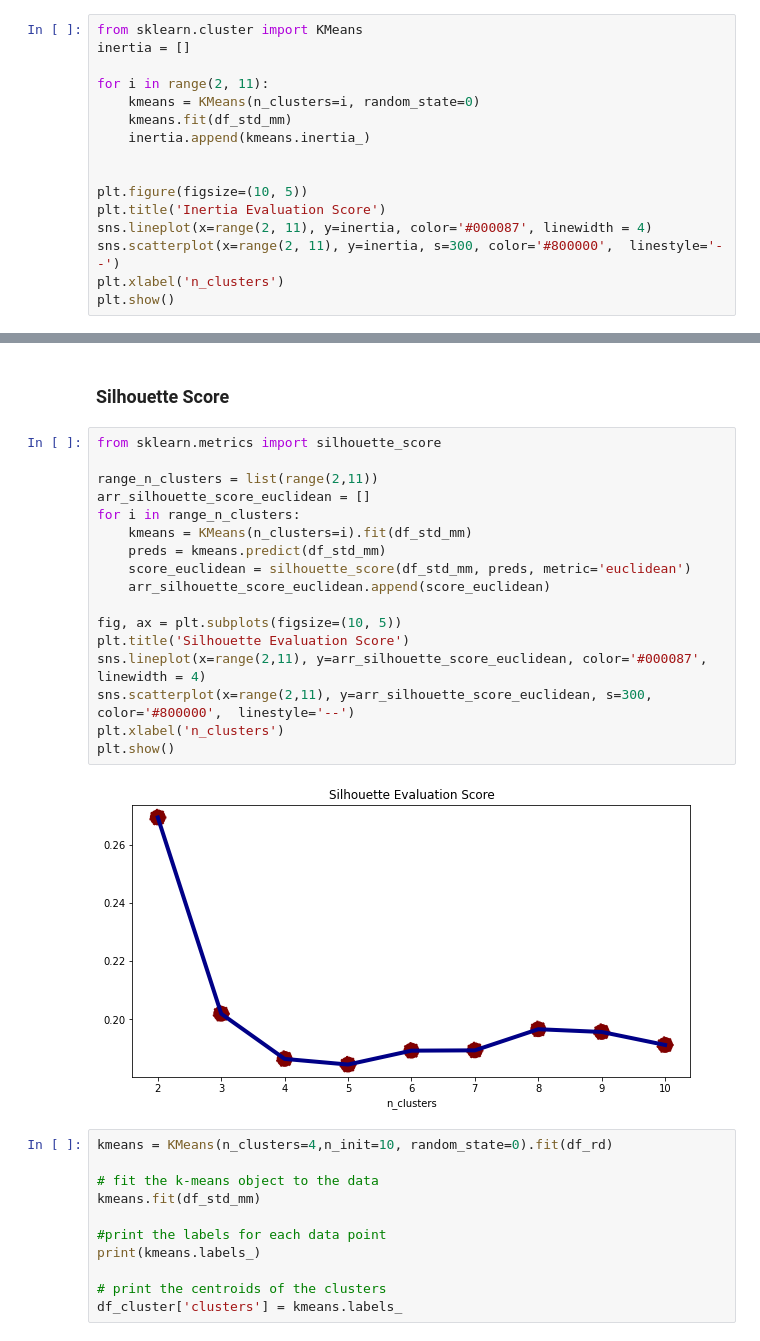
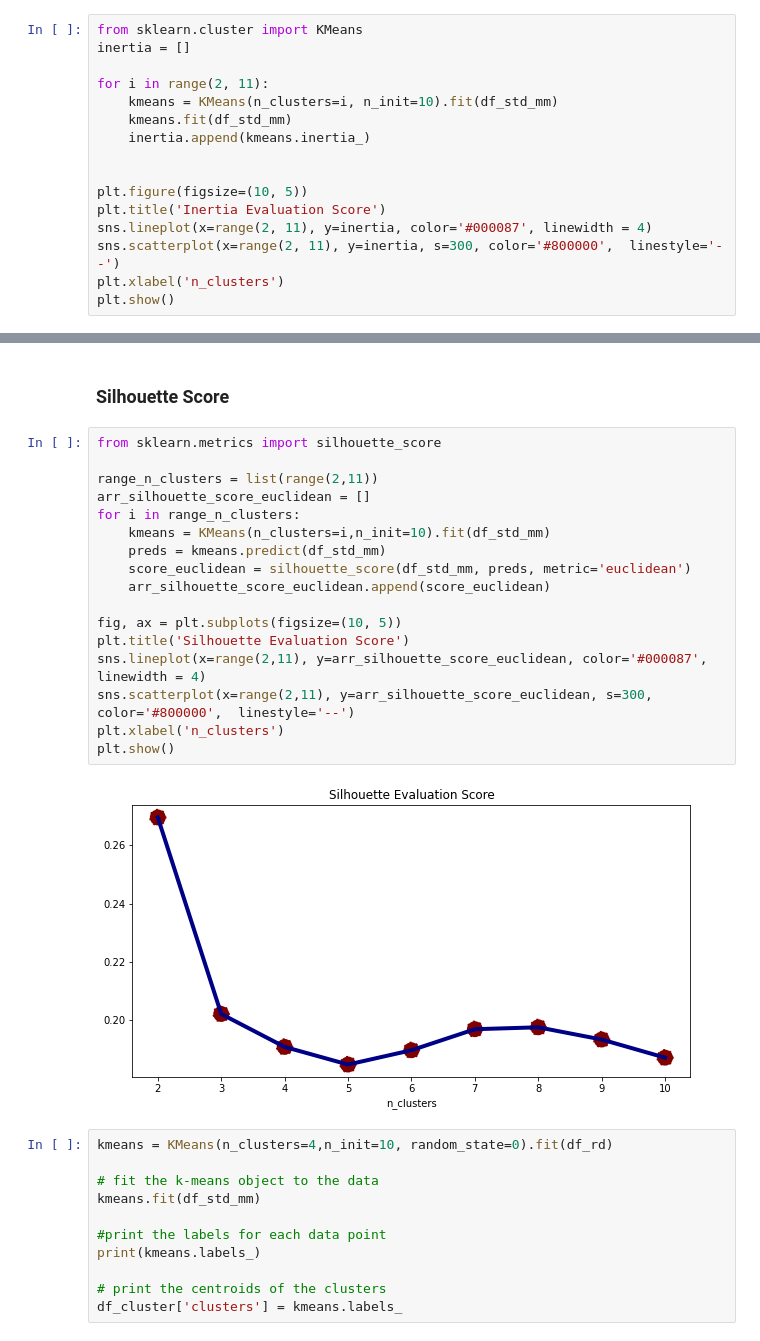
Before and after one commit to Ujeeg/Predict-Customer-Personality-to-boost-marketing-campaign-by-using-Machine-Learning, a Jupyter notebook: Predict_Customer_Personality_to_Boost_Marketing_Campaign_by_Using_Machine_Learning.ipynb, the cells around one changed output, grey strips where cells are left out. Saved outputs shown, nothing was run; the diff lists cells and outputs as text.

```diff
--- a/Predict_Customer_Personality_to_Boost_Marketing_Campaign_by_Using_Machine_Learning.ipynb
+++ b/Predict_Customer_Personality_to_Boost_Marketing_Campaign_by_Using_Machine_Learning.ipynb
@@ -711,7 +711,7 @@ from sklearn.cluster import KMeans
 inertia = []
 
 for i in range(2, 11):
-    kmeans = KMeans(n_clusters=i, random_state=0)
+    kmeans = KMeans(n_clusters=i, n_init=10).fit(df_std_mm)
     kmeans.fit(df_std_mm)
     inertia.append(kmeans.inertia_)
 
@@ -729,22 +729,22 @@ plt.show()
 # %%
 from sklearn.metrics import silhouette_score
 
 range_n_clusters = list(range(2,11))
 arr_silhouette_score_euclidean = []
 for i in range_n_clusters:
-    kmeans = KMeans(n_clusters=i).fit(df_std_mm)
+    kmeans = KMeans(n_clusters=i,n_init=10).fit(df_std_mm)
     preds = kmeans.predict(df_std_mm)
     score_euclidean = silhouette_score(df_std_mm, preds, metric='euclidean')
     arr_silhouette_score_euclidean.append(score_euclidean)
 
 fig, ax = plt.subplots(figsize=(10, 5))
 plt.title('Silhouette Evaluation Score')
 sns.lineplot(x=range(2,11), y=arr_silhouette_score_euclidean, color='#000087', linewidth = 4)
 sns.scatterplot(x=range(2,11), y=arr_silhouette_score_euclidean, s=300, color='#800000',  linestyle='--')
 plt.xlabel('n_clusters')
 plt.show()
 # %% [output]
-[figure, old version]
+[figure, new version]
 # %%
 kmeans = KMeans(n_clusters=4,n_init=10, random_state=0).fit(df_rd)
 
```
Also changed, not shown: parts of 7 cells of this notebook.
